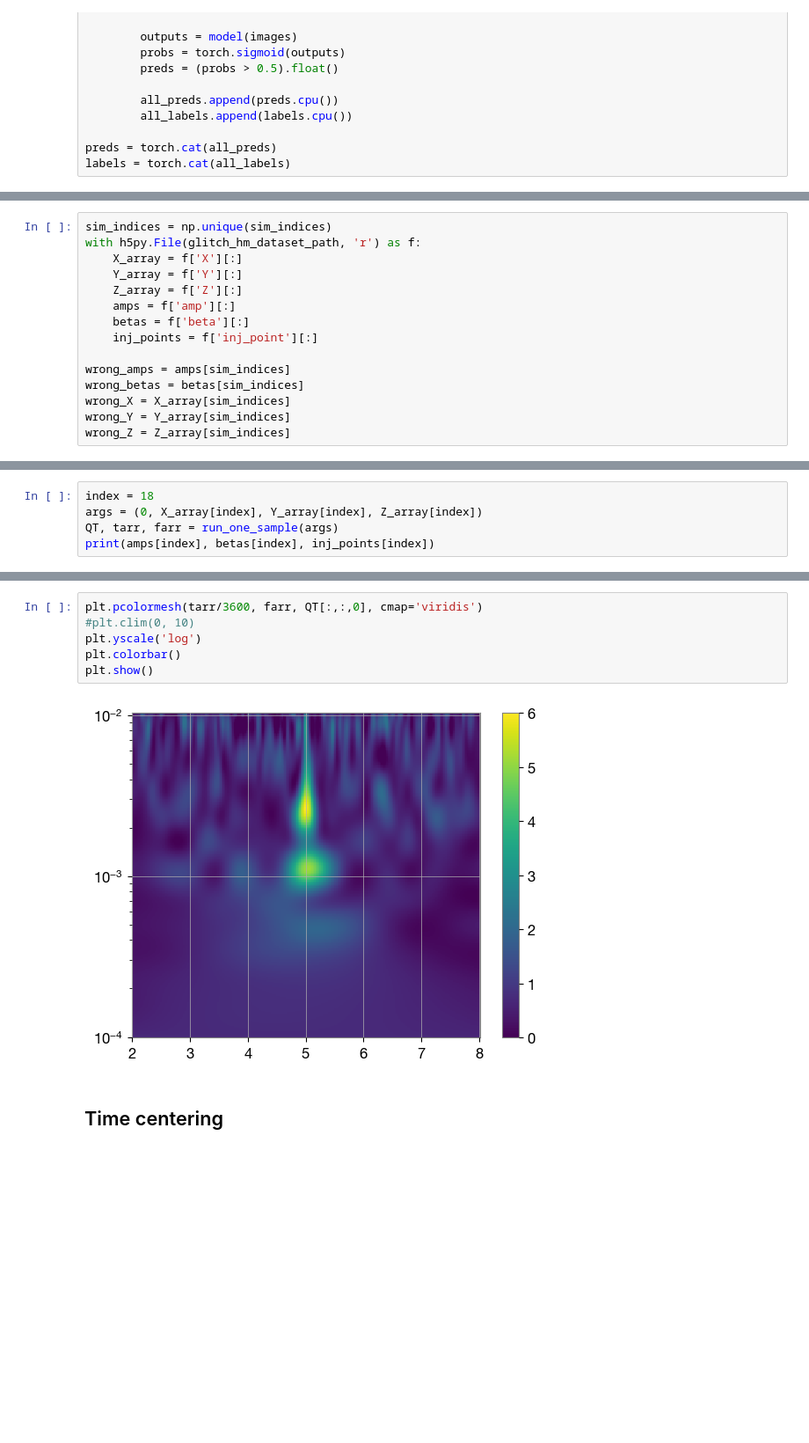
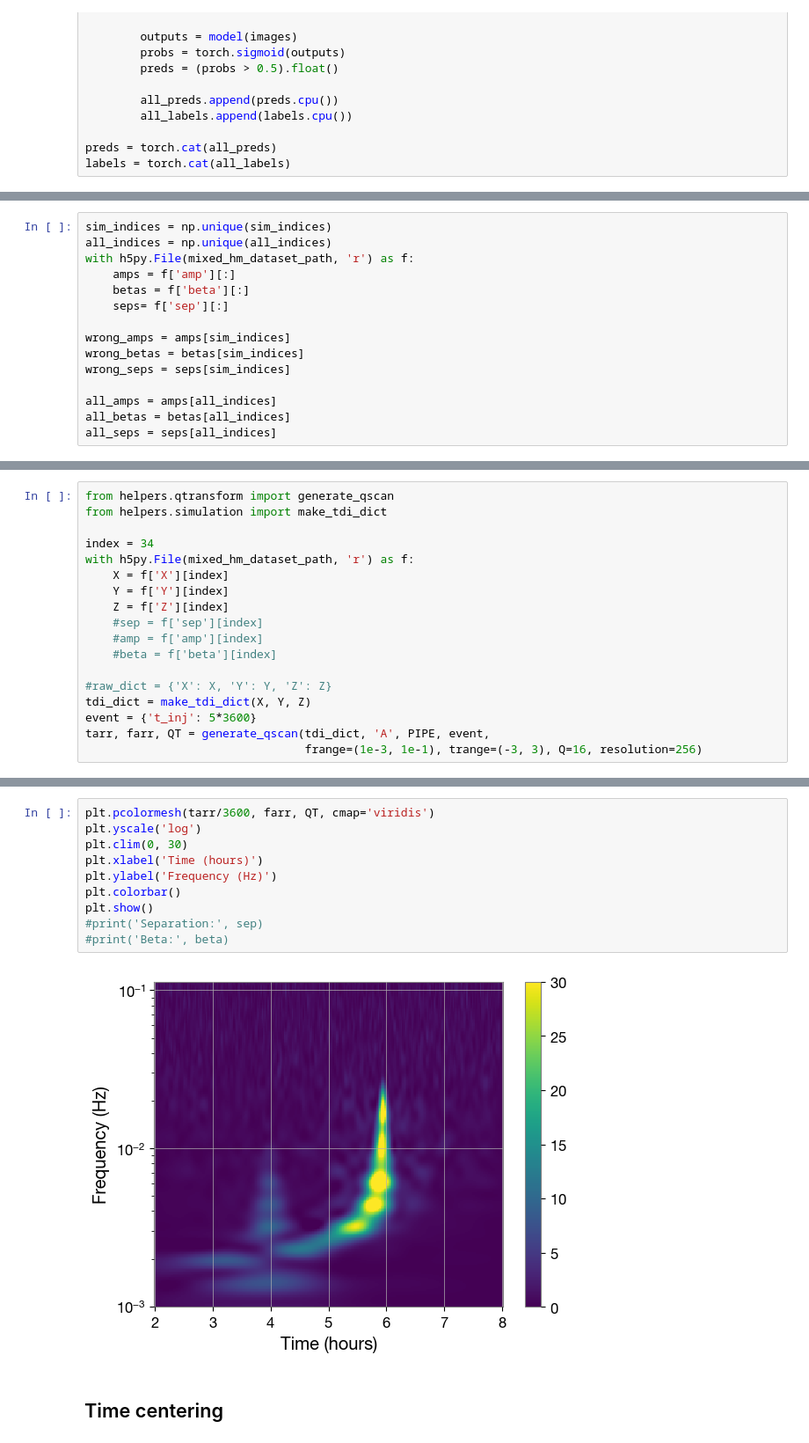
Before and after one commit to AryamannRao/LISAGlitchSignalClassifier, a Jupyter notebook: src/notebooks/model_hm_inference.ipynb, the cells around one changed output, grey strips where cells are left out. Shown at 88% size. Saved outputs shown, nothing was run; the diff lists cells and outputs as text; blank space fills up the shorter version.

```diff
--- a/src/notebooks/model_hm_inference.ipynb
+++ b/src/notebooks/model_hm_inference.ipynb
@@ -243,15 +191,15 @@ def run_one_sample(args):
 # %%
 sim_indices = np.unique(sim_indices)
-with h5py.File(glitch_hm_dataset_path, 'r') as f:
-    X_array = f['X'][:]
-    Y_array = f['Y'][:]
-    Z_array = f['Z'][:]
+all_indices = np.unique(all_indices)
+with h5py.File(mixed_hm_dataset_path, 'r') as f:
     amps = f['amp'][:]
     betas = f['beta'][:]
-    inj_points = f['inj_point'][:]
+    seps= f['sep'][:]
 
 wrong_amps = amps[sim_indices]
 wrong_betas = betas[sim_indices]
-wrong_X = X_array[sim_indices]
-wrong_Y = Y_array[sim_indices]
-wrong_Z = Z_array[sim_indices]
+wrong_seps = seps[sim_indices]
+
+all_amps = amps[all_indices]
+all_betas = betas[all_indices]
+all_seps = seps[all_indices]
@@ -283,5 +225,18 @@ plt.show()
 # %%
-index = 18
-args = (0, X_array[index], Y_array[index], Z_array[index])
-QT, tarr, farr = run_one_sample(args)
-print(amps[index], betas[index], inj_points[index])
+from helpers.qtransform import generate_qscan
+from helpers.simulation import make_tdi_dict
+
+index = 34
+with h5py.File(mixed_hm_dataset_path, 'r') as f:
+    X = f['X'][index]
+    Y = f['Y'][index]
+    Z = f['Z'][index]
+    #sep = f['sep'][index]
+    #amp = f['amp'][index]
+    #beta = f['beta'][index]
+
+#raw_dict = {'X': X, 'Y': Y, 'Z': Z}
+tdi_dict = make_tdi_dict(X, Y, Z)
+event = {'t_inj': 5*3600}
+tarr, farr, QT = generate_qscan(tdi_dict, 'A', PIPE, event,
+                                frange=(1e-3, 1e-1), trange=(-3, 3), Q=16, resolution=256)
@@ -290,11 +243,15 @@ print(amps[index], betas[index], inj_points[index])
 # %%
-plt.pcolormesh(tarr/3600, farr, QT[:,:,0], cmap='viridis')
-#plt.clim(0, 10)
+plt.pcolormesh(tarr/3600, farr, QT, cmap='viridis')
 plt.yscale('log')
+plt.clim(0, 30)
+plt.xlabel('Time (hours)')
+plt.ylabel('Frequency (Hz)')
 plt.colorbar()
 plt.show()
+#print('Separation:', sep)
+#print('Beta:', beta)
 # %% [output]
-[figure, old version]
+[figure, new version]
 # %% [markdown]
 ## Time centering
 # %%
```
Also changed, not shown: parts of 14 cells of this notebook, 12 other files.
